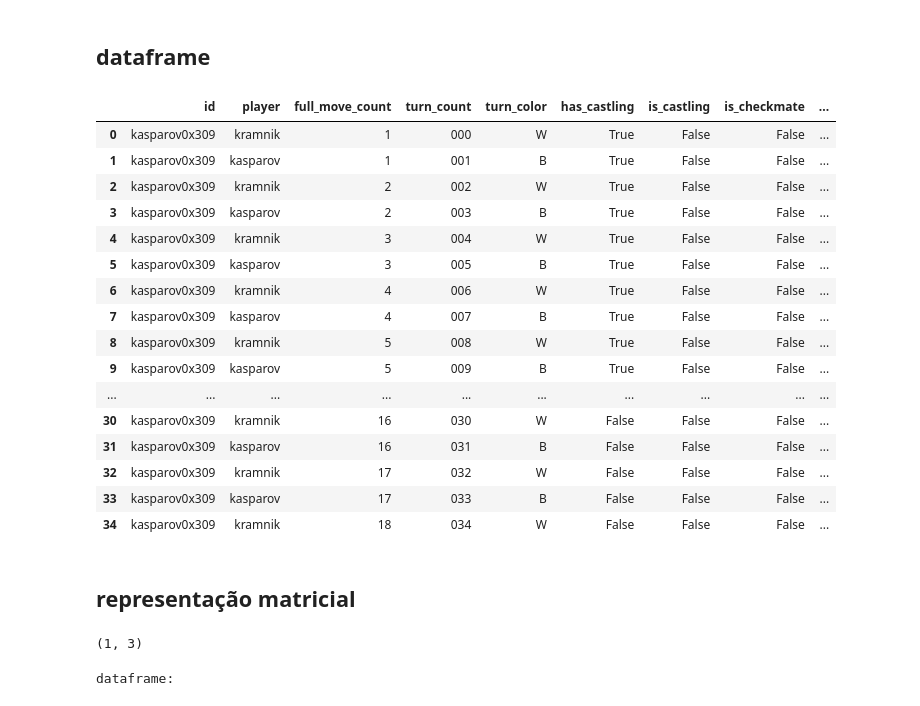
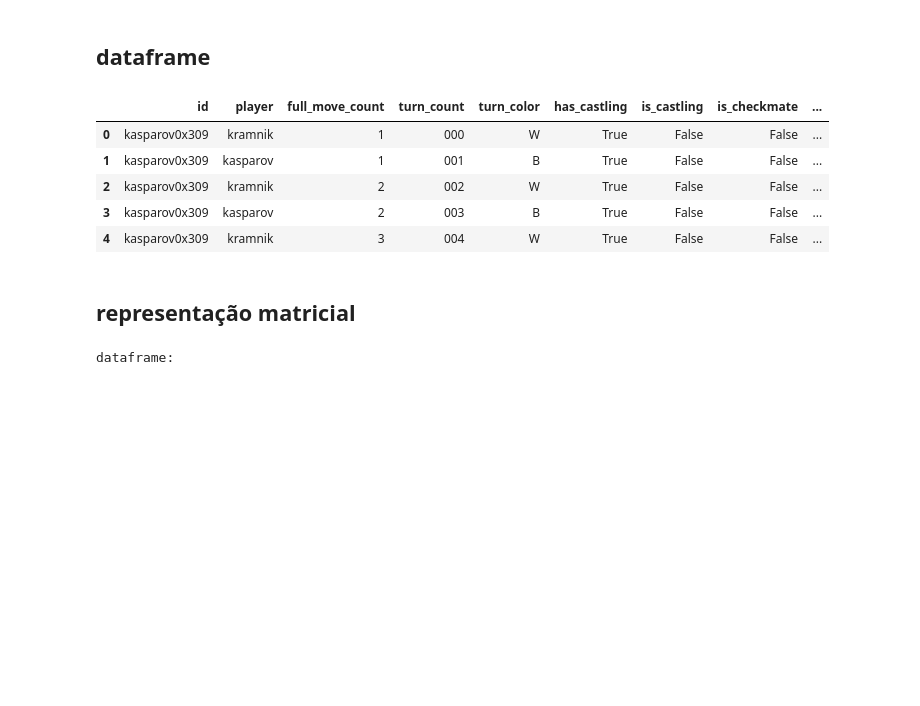
Before and after one commit to thiagodsd/echecs-par-renforcement, a Jupyter notebook: notas/0b0001_representacao.ipynb, the cells around one changed output. Saved outputs shown, nothing was run; the diff lists cells and outputs as text; code cells hidden in the pictures; blank space fills up the shorter version.

```diff
--- a/notas/0b0001_representacao.ipynb
+++ b/notas/0b0001_representacao.ipynb
@@ -215,25 +211,14 @@ df = df[['id',
          'moved_from',
          'moved_to']]
 # %%
-df
+df.head()
 # %% [output]
 |  | id | player | full_move_count | turn_count | turn_color | has_castling | is_castling | is_checkmate | ... |
 | 0 | kasparov0x309 | kramnik | 1 | 000 | W | True | False | False | ... |
 | 1 | kasparov0x309 | kasparov | 1 | 001 | B | True | False | False | ... |
 | 2 | kasparov0x309 | kramnik | 2 | 002 | W | True | False | False | ... |
 | 3 | kasparov0x309 | kasparov | 2 | 003 | B | True | False | False | ... |
 | 4 | kasparov0x309 | kramnik | 3 | 004 | W | True | False | False | ... |
-| 5 | kasparov0x309 | kasparov | 3 | 005 | B | True | False | False | ... |
-| 6 | kasparov0x309 | kramnik | 4 | 006 | W | True | False | False | ... |
-| 7 | kasparov0x309 | kasparov | 4 | 007 | B | True | False | False | ... |
-| 8 | kasparov0x309 | kramnik | 5 | 008 | W | True | False | False | ... |
-| 9 | kasparov0x309 | kasparov | 5 | 009 | B | True | False | False | ... |
-| ... | ... | ... | ... | ... | ... | ... | ... | ... | ... |
-| 30 | kasparov0x309 | kramnik | 16 | 030 | W | False | False | False | ... |
-| 31 | kasparov0x309 | kasparov | 16 | 031 | B | False | False | False | ... |
-| 32 | kasparov0x309 | kramnik | 17 | 032 | W | False | False | False | ... |
-| 33 | kasparov0x309 | kasparov | 17 | 033 | B | False | False | False | ... |
-| 34 | kasparov0x309 | kramnik | 18 | 034 | W | False | False | False | ... |
 # %% [markdown]
 ## representação matricial
 # %%
@@ -256,11 +241,6 @@ state_id = 1
 state    = np.array(df.loc[state_id,'state'])
 state8x8 = state.reshape(8,8)
 state_sc = np.vectorize(map_p.get)(state8x8)
-# %%
-(np.unravel_index(df_['moved_from'], state8x8.shape)[0][0],
- np.unravel_index(df_['moved_from'], state8x8.shape)[1][0])
-# %% [output]
-(1, 3)
 # %%
 print("dataframe:")
 df_ = df.loc[[state_id-1], :].copy()
```
Also changed, not shown: parts of 2 cells of this notebook.
